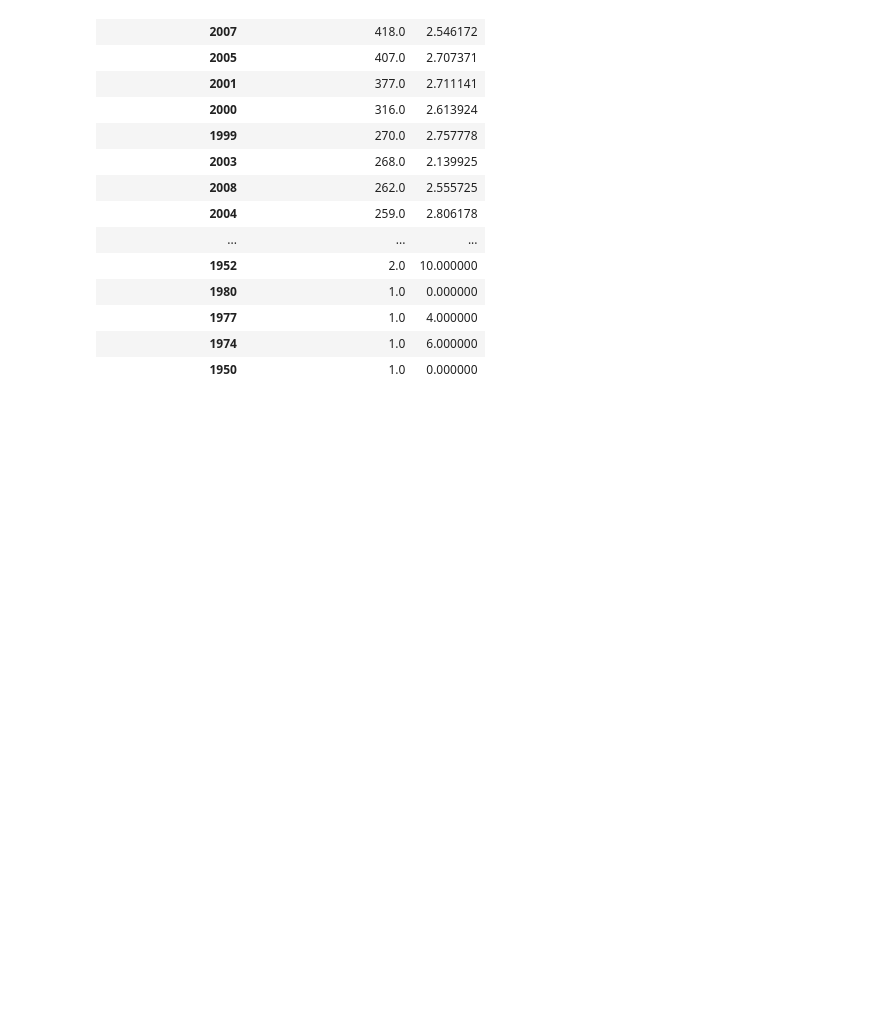
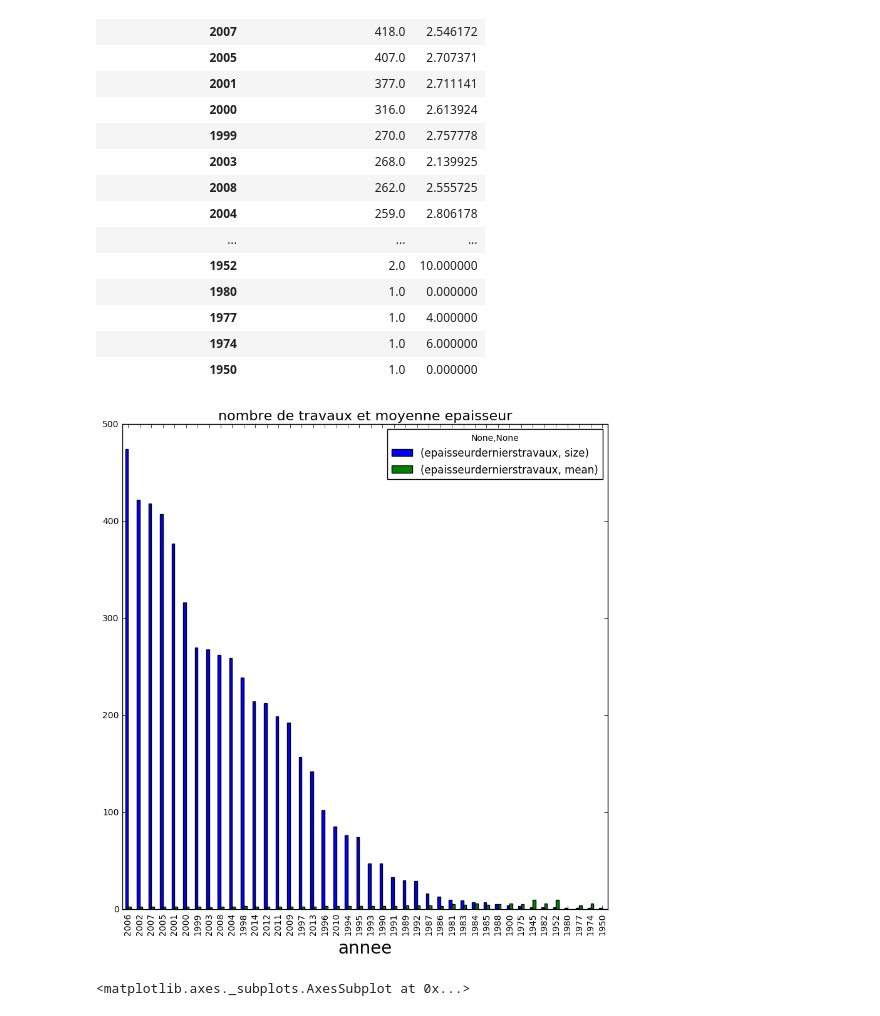
Before and after one commit to diarramame/python, a Jupyter notebook: routes.ipynb, the cells around one changed output. Cells and saved outputs as stored; diff of their text form; code cells hidden in the pictures; blank space fills up the shorter version.

```diff
--- a/routes.ipynb
+++ b/routes.ipynb
@@ -101,7 +115,8 @@ Name: entityid, dtype: int64
 # %%
 dataframe_annee=route1.groupby('anneedernierstravaux').agg({'epaisseurdernierstravaux': [np.size, np.mean]})
 # %%
-dataframe_annee.sort_values([('epaisseurdernierstravaux', 'size')], ascending=False)
+df = dataframe_annee.sort_values([('epaisseurdernierstravaux', 'size')], ascending=False)
+df
 # %% [output]
 |  | epaisseurdernierstravaux |  |
 |  | size | mean |
@@ -122,3 +137,16 @@ dataframe_annee.sort_values([('epaisseurdernierstravaux', 'size')], ascending=Fa
 | 1977 | 1.0 | 4.000000 |
 | 1974 | 1.0 | 6.000000 |
 | 1950 | 1.0 | 0.000000 |
+# %%
+import numpy as np
+import matplotlib.pyplot as plt
+ax = df.plot(kind = "bar", figsize=(10,10))
+ax.set_xlabel("annee", fontsize=20)
+ax.set_title("nombre de travaux et moyenne epaisseur", fontsize=16)
+plt.ylim([0, 500])
+plt.grid(False)
+plt.show()
+ax
+# %% [output]
+[figure, added]
+<matplotlib.axes._subplots.AxesSubplot at 0x...>
```
Also changed, not shown: parts of 2 cells of this notebook.
